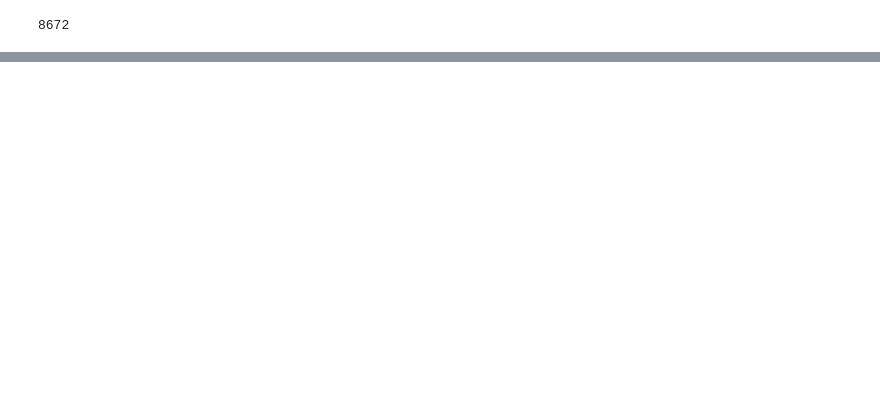
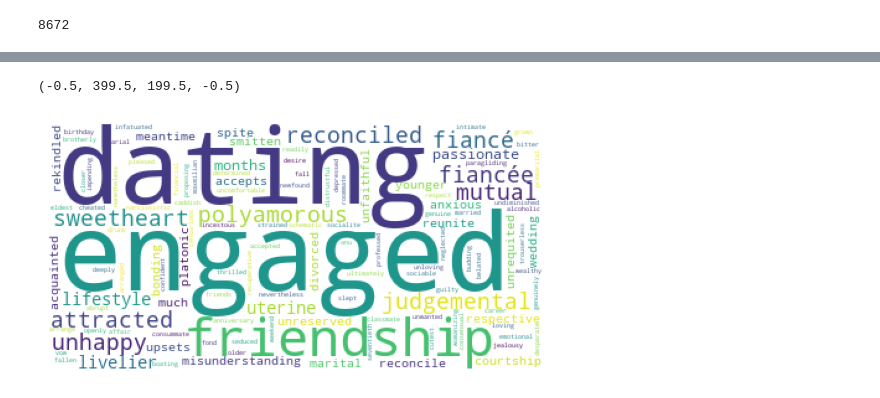
Before and after one commit to epfl-ada/ada-2023-project-adavengers2023, a Jupyter notebook: Milestone3_irem.ipynb, the cells around one changed output, grey strips where cells are left out. Cells and saved outputs as stored; diff of their text form; code cells hidden in the pictures; blank space fills up the shorter version.

```diff
--- a/Milestone3_irem.ipynb
+++ b/Milestone3_irem.ipynb
@@ -1360,0 +1222,32 @@ word_count_df_2.sort_values(by="Count", ascending = False).head(20)
+# %%
+dfcleaned_summaries_period_2 = dfsummaries_period_2["Summary"].apply(lambda x : preprocess_text(x))
+documents_period_2 = list(dfcleaned_summaries_period_2)
+
+# train the word2vec model
+model_2 = Word2Vec(documents_period_2, vector_size=100, window=5, min_count=1, workers=4)
+
+# save the model
+model_2.save("word2vec2.model")
+
+# apply the model
+model_2 = Word2Vec.load("word2vec2.model")
+#adjectives = [word for word in adjectives if word in model.wv.key_to_index]
+#adj_vectors = [model.wv[word] for word in adjectives]
+vector_she_2 = model_2.wv['she']
+vector_he_2 = model_2.wv['he']
+
+female_reference_vector_2 = vector_she_2.reshape(1, -1)
+female_similarities_2 = [cosine_similarity(female_reference_vector_2, vec.reshape(1, -1))[0][0] for vec in adj_vectors]
+male_reference_vector_2 = vector_he_2.reshape(1, -1)
+male_similarities_2 = [cosine_similarity(male_reference_vector_2, vec.reshape(1, -1))[0][0] for vec in adj_vectors]
+
+similaritie_2 = pd.DataFrame({'Female':female_similarities_2,'Male':male_similarities_2})
+similaritie_2.index=adjectives
+similarity_diff_2=similaritie_2['Female']-similaritie_2['Male']
+# %%
+wc = WordCloud(background_color='white').generate_from_frequencies(similarity_diff_2)
+plt.imshow(wc)
+plt.axis('off')
+# %% [output]
+(-0.5, 399.5, 199.5, -0.5)
+[figure, added]
```
Also changed, not shown: parts of 40 cells of this notebook, 1 other file.
